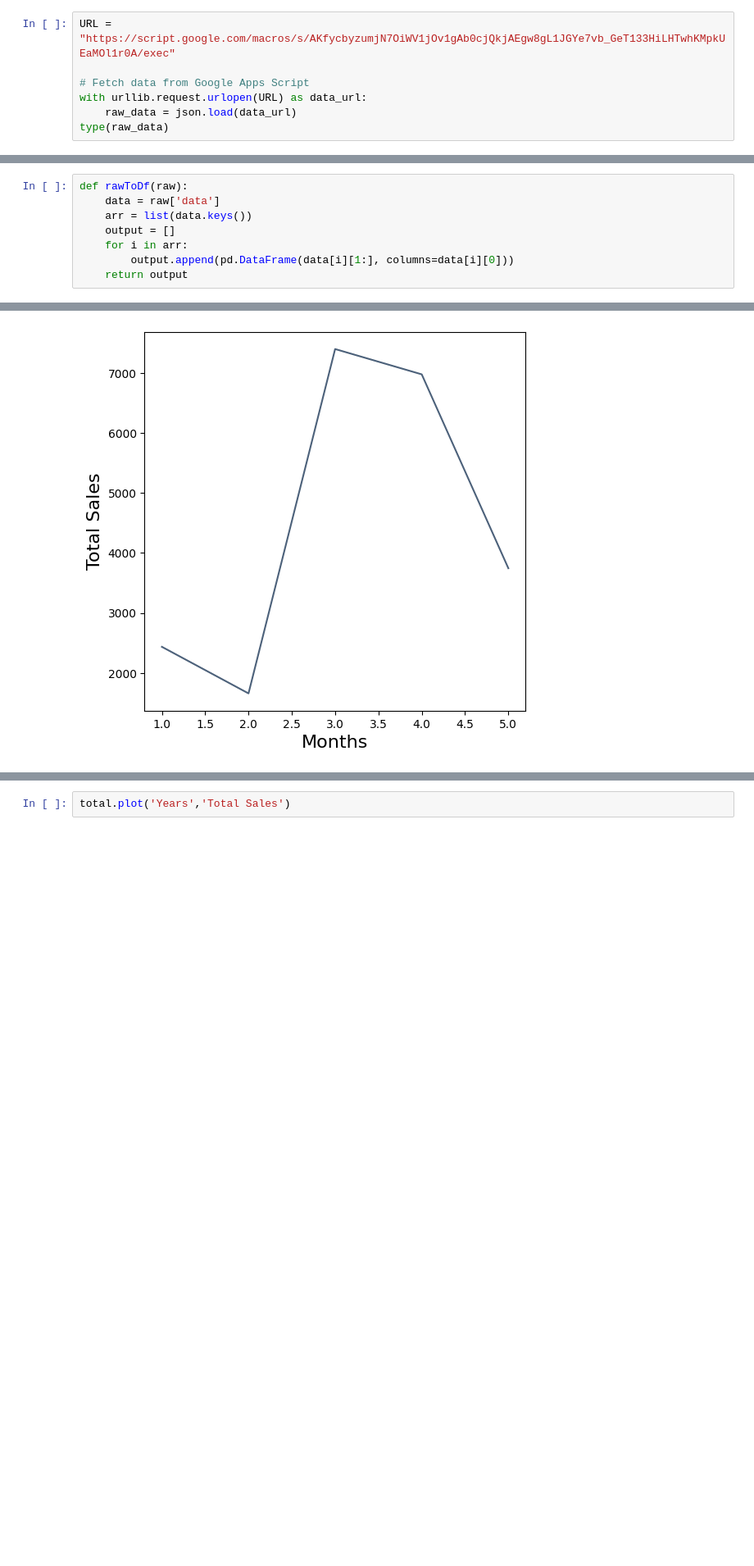
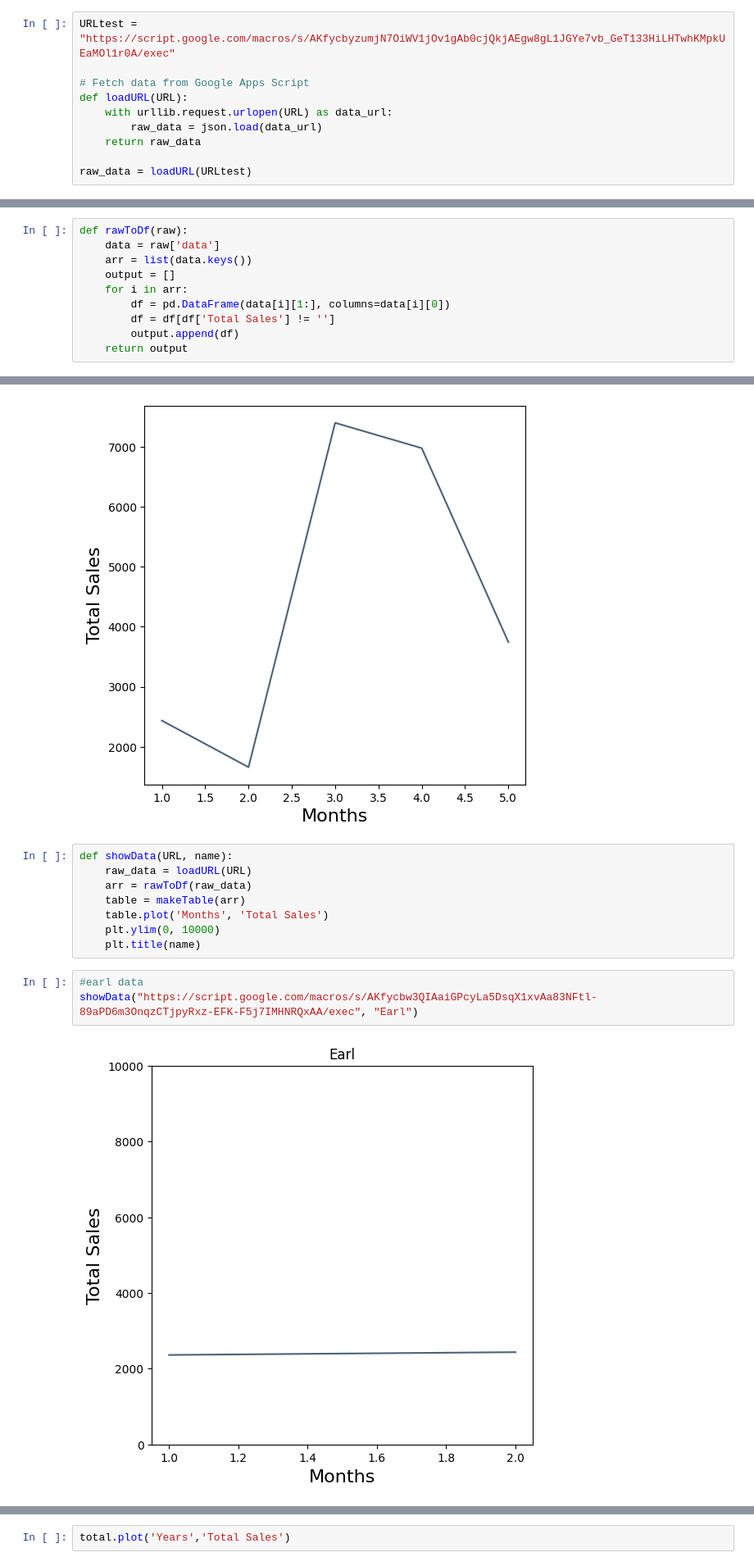
Before and after one commit to keace888/ETS, a Jupyter notebook: Employee graph.ipynb, the cells around one changed output, grey strips where cells are left out. Shown at 82% size. Saved outputs shown, nothing was run; the diff lists cells and outputs as text; blank space fills up the shorter version.

```diff
--- a/Employee graph.ipynb
+++ b/Employee graph.ipynb
@@ -12,9 +12,12 @@ from datascience import Table
 pd.set_option("display.max_rows", 100)  # Show up to 100 rows
 pd.set_option("display.max_columns", 50)
 # %%
-URL = "https://script.google.com/macros/s/AKfycbyzumjN7OiWV1jOv1gAb0cjQkjAEgw8gL1JGYe7vb_GeT133HiLHTwhKMpkUEaMOl1r0A/exec"
+URLtest = "https://script.google.com/macros/s/AKfycbyzumjN7OiWV1jOv1gAb0cjQkjAEgw8gL1JGYe7vb_GeT133HiLHTwhKMpkUEaMOl1r0A/exec"
 
 # Fetch data from Google Apps Script
-with urllib.request.urlopen(URL) as data_url:
-    raw_data = json.load(data_url)
-type(raw_data)
+def loadURL(URL):
+    with urllib.request.urlopen(URL) as data_url:
+        raw_data = json.load(data_url)
+    return raw_data
+
+raw_data = loadURL(URLtest)
@@ -28,7 +29,9 @@ def rawToDf(raw):
     arr = list(data.keys())
     output = []
     for i in arr:
-        output.append(pd.DataFrame(data[i][1:], columns=data[i][0]))
+        df = pd.DataFrame(data[i][1:], columns=data[i][0])
+        df = df[df['Total Sales'] != '']
+        output.append(df)
     return output
 # %%
 months = rawToDf(raw_data)
@@ -104,3 +107,16 @@ import matplotlib.pyplot as plt
 total1.plot('Months','Total Sales')
 # %% [output]
 [figure]
+# %%
+def showData(URL, name):
+    raw_data = loadURL(URL)
+    arr = rawToDf(raw_data)
+    table = makeTable(arr)
+    table.plot('Months', 'Total Sales')
+    plt.ylim(0, 10000)
+    plt.title(name)
+# %%
+#earl data
+showData("https://script.google.com/macros/s/AKfycbw3QIAaiGPcyLa5DsqX1xvAa83NFtl-89aPD6m3OnqzCTjpyRxz-EFK-F5j7IMHNRQxAA/exec", "Earl")
+# %% [output]
+[figure, added]
```
Also changed, not shown: parts of 9 cells of this notebook.
